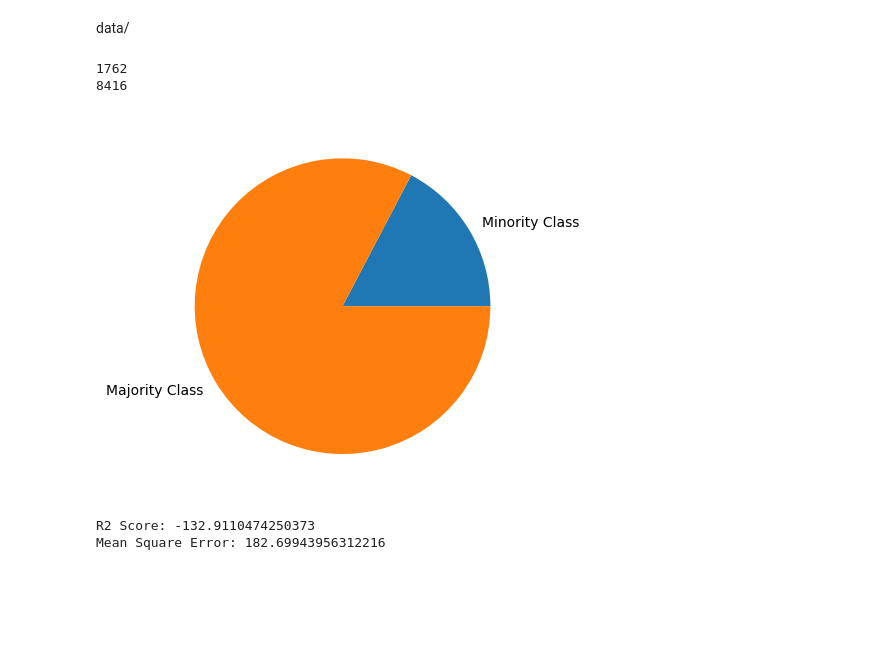
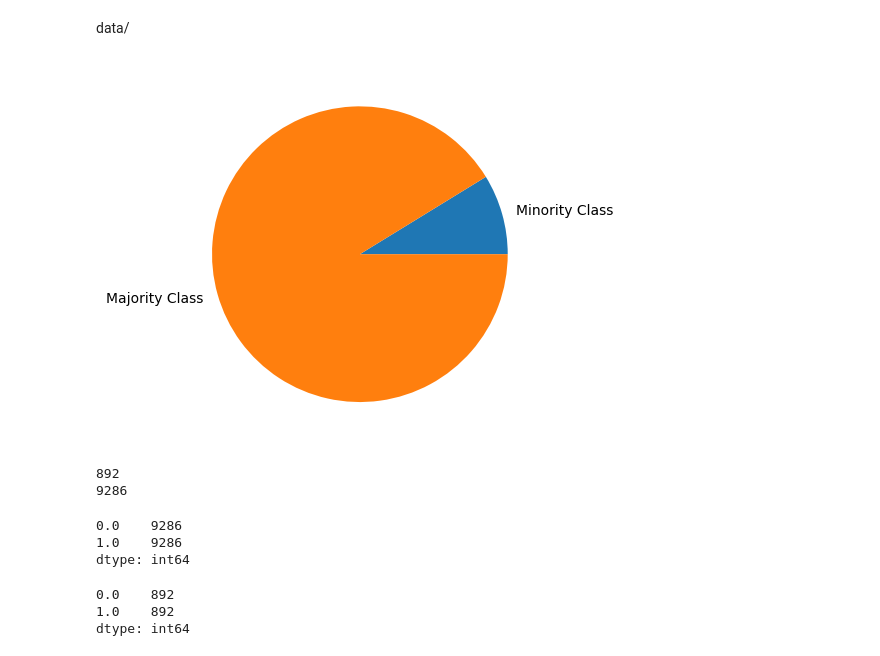
Before and after one commit to frankfaisca/machine-learning, a Jupyter notebook: ex3_balanceData.ipynb, the cells around one changed output. Drawn from its saved outputs; the diff is of its cells as text; code cells hidden in the pictures; blank space fills up the shorter version.

```diff
--- a/ex3_balanceData.ipynb
+++ b/ex3_balanceData.ipynb
@@ -47,24 +50,31 @@ X_test = pd.DataFrame(X_test)
 y_test = pd.DataFrame(y_test)
 # %% [output]
 Shapes:  (10178, 24) (2565, 24) (765, 24)
+# %%
+# transform y to 0 and 1
+
+y_train[0] = y_train.applymap(lambda x: 1 if x > 0 else x)
+y_val[0] = y_val.applymap(lambda x: 1 if x > 0 else x)
+y_test[0] = y_test.applymap(lambda x: 1 if x > 0 else x)
 # %% [markdown]
 data/
+# %%
+# plot a chart showing unbalance data
+
+class_division = [ y_train[y_train[0] == 1 ].shape[0], y_train[y_train[0] == 0 ].shape[0] ]
+
+my_labels = ['Minority Class', 'Majority Class']
+
+plt.pie(class_division, labels = my_labels)
+plt.show()
+# %% [output]
+[figure, added]
 # %%
-# list each item of class division variable
+# list each item of class division variable without balance
 
 for item in class_division:
   print(item)
 # %% [output]
-1762
-8416
+892
+9286
-# %%
-# plot a chart showing unbalance data
-
-class_division = [ df[df[0] >= 0.5 ].shape[0], df[df[0] < 0.5 ].shape[0] ]
-my_labels = ['Minority Class', 'Majority Class']
-
-plt.pie(class_division, labels = my_labels)
-plt.show()
-# %% [output]
-[figure, removed]
 # %%
@@ -78 +86,9 @@ X_Oversampled, y_Oversampled = ros.fit_resample(X_train, y_transformed)
+# %%
+# Y after OverSampled
+
+y_Oversampled.value_counts()
+# %% [output]
+0.0    9286
+1.0    9286
+dtype: int64
 # %%
@@ -95,12 +99,0 @@ print("Mean Square Error:", mean_squared_error(y_test,test))
-# %%
-# GBR result with Oversampling
-# Using r2 score and meand square error metrics instead of classification report because it is a Regressor Problem
-
-gbr = GradientBoostingRegressor()
-gbr.fit(X_Oversampled,y_Oversampled)
-test = gbr.predict(X_test)
-print("R2 Score:", r2_score(y_test,test))
-print("Mean Square Error:", mean_squared_error(y_test,test))
-# %% [output]
-R2 Score: -132.9110474250373
-Mean Square Error: 182.69943956312216
@@ -115,0 +100,8 @@ print("Mean Square Error:", mean_squared_error(y_test,test))
+# %%
+# Y after OverSampled
+
+y_Undersampled.value_counts()
+# %% [output]
+0.0    892
+1.0    892
+dtype: int64
```
Also changed, not shown: parts of 15 cells of this notebook.
